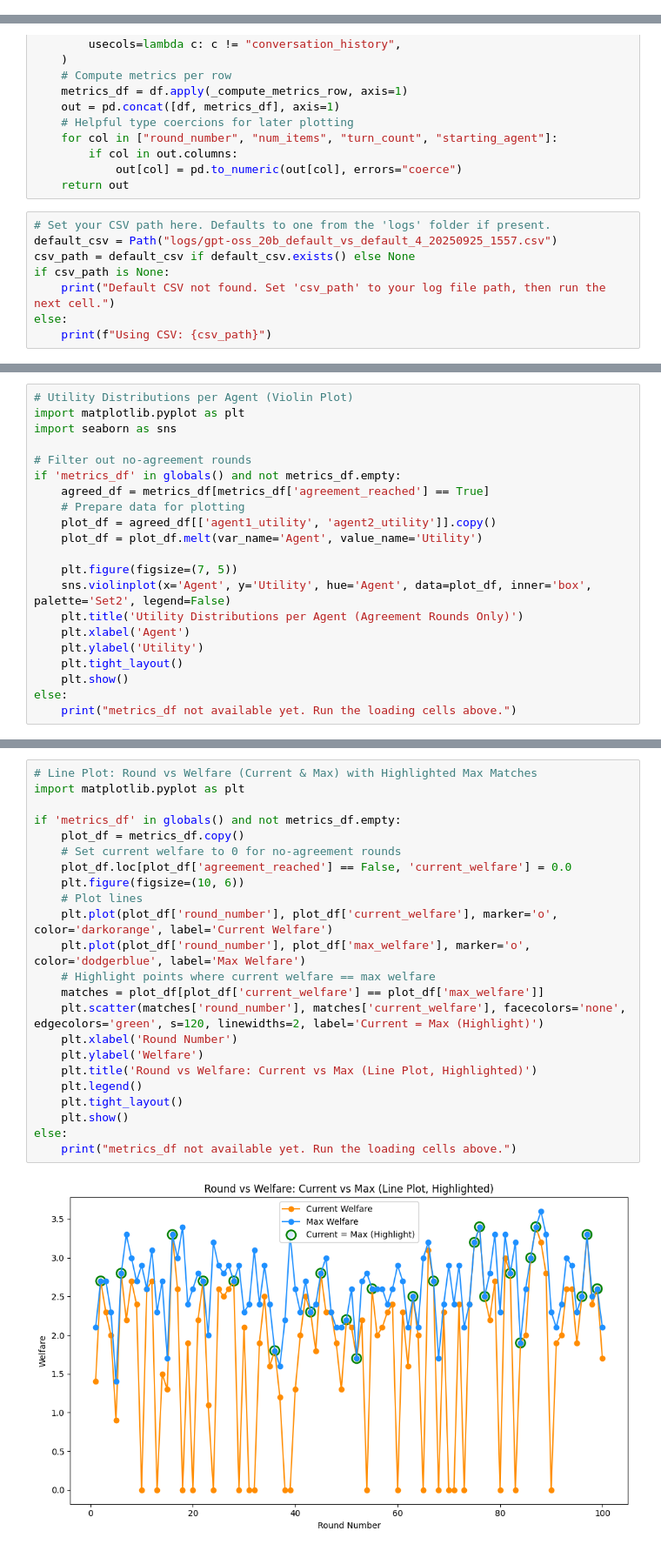
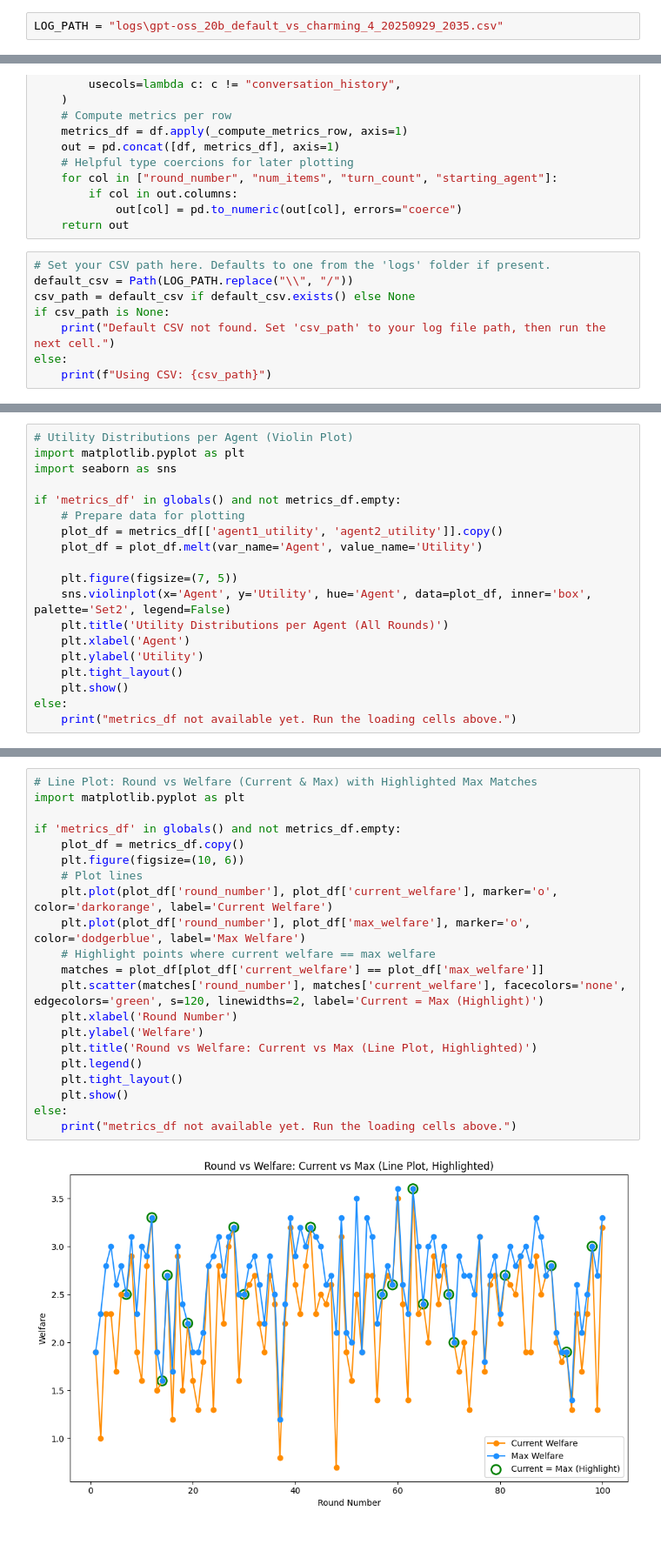
Before and after one commit to zacharytgray/MultiAgent-LLM-Negotiation-Research-Domain, a Jupyter notebook: analyze_results.ipynb, the cells around one changed output, grey strips where cells are left out. Shown at 87% size. Saved outputs shown, nothing was run; the diff lists cells and outputs as text.

Commit message:
Refactored analyze_results to have easier log path parsing

```diff
--- a/analyze_results.ipynb
+++ b/analyze_results.ipynb
@@ -9,6 +9,8 @@ This notebook loads a negotiation log CSV, ignores the `conversation_history` co
 - Welfare Efficiency (current/max)
 
 Run the cells below and use the last cell to quickly verify values for the first round.
+# %%
+LOG_PATH = "logs\gpt-oss_20b_default_vs_charming_4_20250929_2035.csv"
 # %%
 from __future__ import annotations
 import pandas as pd
@@ -96,7 +98,7 @@ def load_log_file(csv_path: Path | str) -> pd.DataFrame:
     return out
 # %%
 # Set your CSV path here. Defaults to one from the 'logs' folder if present.
-default_csv = Path("logs/gpt-oss_20b_default_vs_default_4_20250925_1557.csv")
+default_csv = Path(LOG_PATH.replace("\\", "/"))
 csv_path = default_csv if default_csv.exists() else None
 if csv_path is None:
     print("Default CSV not found. Set 'csv_path' to your log file path, then run the next cell.")
@@ -126,16 +128,14 @@ Loaded 100 rounds from gpt-oss_20b_default_vs_fixed_price_4_20250926_0850.csv
 import matplotlib.pyplot as plt
 import seaborn as sns
 
-# Filter out no-agreement rounds
 if 'metrics_df' in globals() and not metrics_df.empty:
-    agreed_df = metrics_df[metrics_df['agreement_reached'] == True]
     # Prepare data for plotting
-    plot_df = agreed_df[['agent1_utility', 'agent2_utility']].copy()
+    plot_df = metrics_df[['agent1_utility', 'agent2_utility']].copy()
     plot_df = plot_df.melt(var_name='Agent', value_name='Utility')
 
     plt.figure(figsize=(7, 5))
     sns.violinplot(x='Agent', y='Utility', hue='Agent', data=plot_df, inner='box', palette='Set2', legend=False)
-    plt.title('Utility Distributions per Agent (Agreement Rounds Only)')
+    plt.title('Utility Distributions per Agent (All Rounds)')
     plt.xlabel('Agent')
     plt.ylabel('Utility')
     plt.tight_layout()
@@ -192,25 +188,23 @@ else:
 # %%
 # Line Plot: Round vs Welfare (Current & Max) with Highlighted Max Matches
 import matplotlib.pyplot as plt
 
 if 'metrics_df' in globals() and not metrics_df.empty:
     plot_df = metrics_df.copy()
-    # Set current welfare to 0 for no-agreement rounds
-    plot_df.loc[plot_df['agreement_reached'] == False, 'current_welfare'] = 0.0
     plt.figure(figsize=(10, 6))
     # Plot lines
     plt.plot(plot_df['round_number'], plot_df['current_welfare'], marker='o', color='darkorange', label='Current Welfare')
     plt.plot(plot_df['round_number'], plot_df['max_welfare'], marker='o', color='dodgerblue', label='Max Welfare')
     # Highlight points where current welfare == max welfare
     matches = plot_df[plot_df['current_welfare'] == plot_df['max_welfare']]
     plt.scatter(matches['round_number'], matches['current_welfare'], facecolors='none', edgecolors='green', s=120, linewidths=2, label='Current = Max (Highlight)')
     plt.xlabel('Round Number')
     plt.ylabel('Welfare')
     plt.title('Round vs Welfare: Current vs Max (Line Plot, Highlighted)')
     plt.legend()
     plt.tight_layout()
     plt.show()
 else:
     print("metrics_df not available yet. Run the loading cells above.")
 # %% [output]
-[figure, old version]
+[figure, new version]
```
Also changed, not shown: parts of 5 cells of this notebook.
